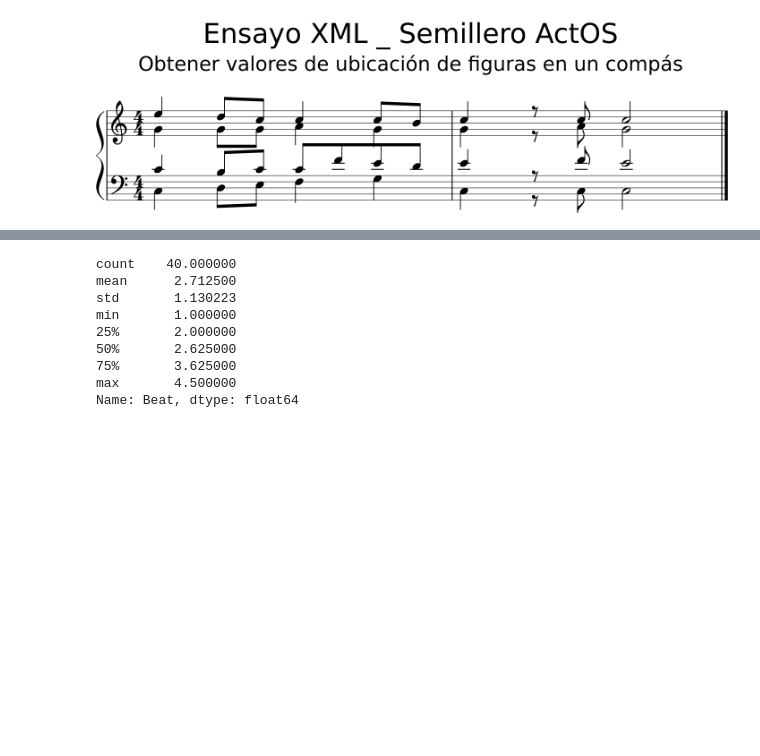
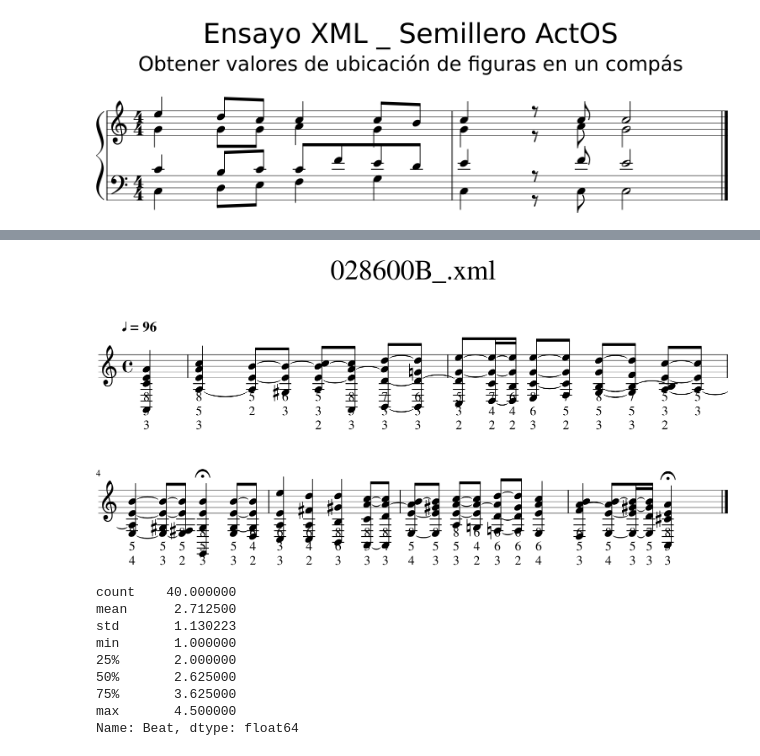
Before and after one commit to ebo1703/M_C, a Jupyter notebook: Notebooks/Uso_clase.ipynb, the cells around one changed output, grey strips where cells are left out. Drawn from its saved outputs; the diff is of its cells as text; code cells hidden in the pictures; blank space fills up the shorter version.

```diff
--- a/Notebooks/Uso_clase.ipynb
+++ b/Notebooks/Uso_clase.ipynb
@@ -102,3 +104,7 @@ df
+# %%
+bach.mostrar_partitura()
+# %% [output]
+[figure, added]
 # %%
 # df['Intervalos']
 
```
Also changed, not shown: parts of 10 cells of this notebook, 1 other file.
